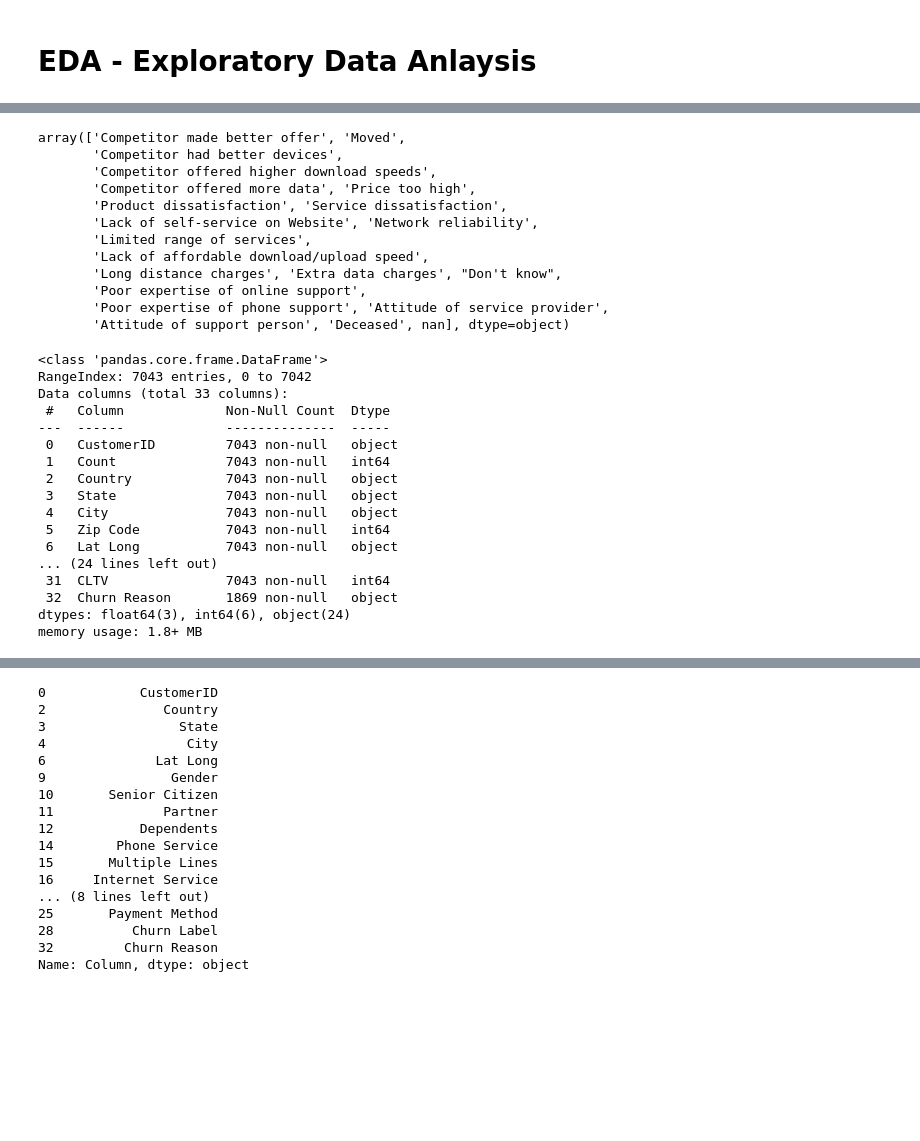
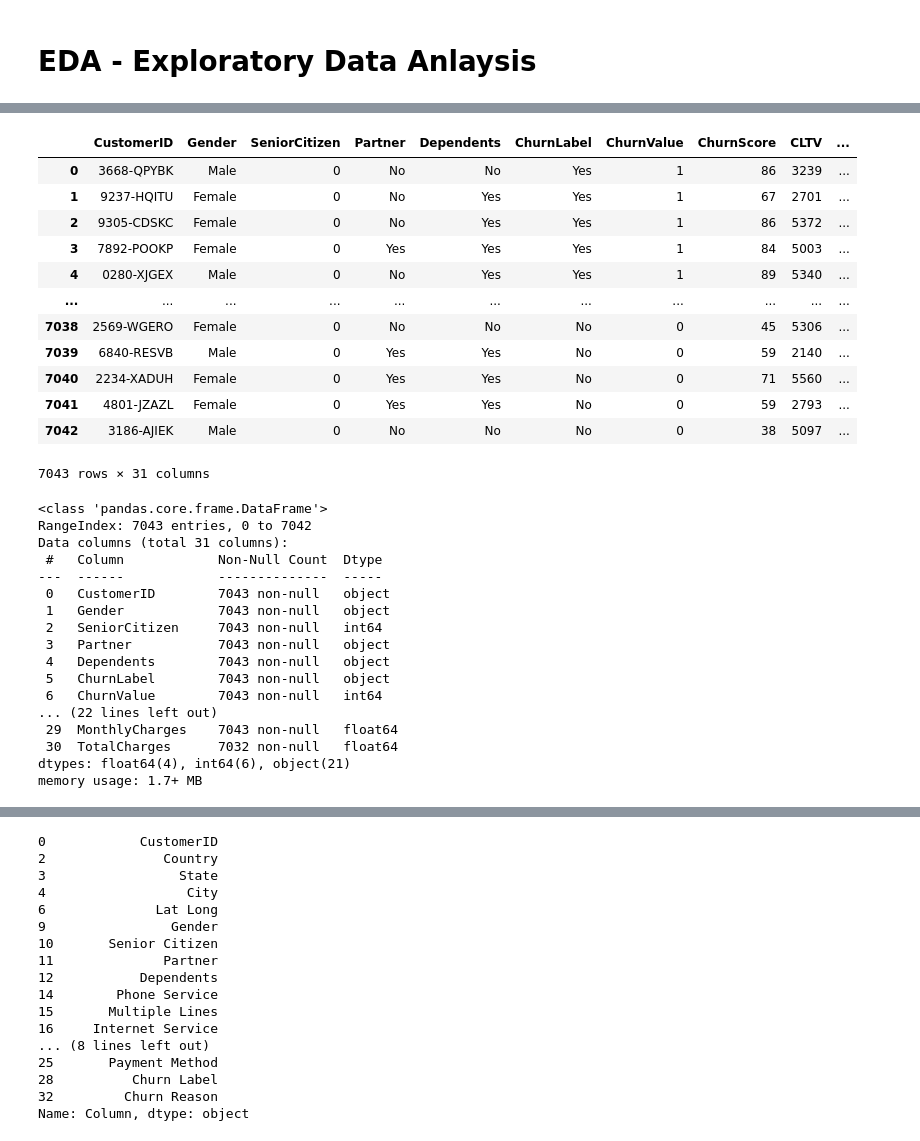
Before and after one commit to hrootscraft/my-book, a Jupyter notebook: book/eda.ipynb, the cells around one changed output, grey strips where cells are left out. Saved outputs shown, nothing was run; the diff lists cells and outputs as text; code cells hidden in the pictures; blank space fills up the shorter version.

```diff
--- a/book/eda.ipynb
+++ b/book/eda.ipynb
@@ -127,35 +37,39 @@ MLflow Tracking UI: https://7b9c-34-23-12-125.ngrok-free.app
-# %%
-df['Churn Reason'].unique()
-# %% [output]
-array(['Competitor made better offer', 'Moved',
-       'Competitor had better devices',
-       'Competitor offered higher download speeds',
-       'Competitor offered more data', 'Price too high',
-       'Product dissatisfaction', 'Service dissatisfaction',
-       'Lack of self-service on Website', 'Network reliability',
-       'Limited range of services',
-       'Lack of affordable download/upload speed',
-       'Long distance charges', 'Extra data charges', "Don't know",
-       'Poor expertise of online support',
-       'Poor expertise of phone support', 'Attitude of service provider',
-       'Attitude of support person', 'Deceased', nan], dtype=object)
+# %%
+import pandas as pd
+
+df = pd.read_csv('normalized_data.csv')
+df
+# %% [output]
+|  | CustomerID | Gender | SeniorCitizen | Partner | Dependents | ChurnLabel | ChurnValue | ChurnScore | CLTV | ... |
+| 0 | 3668-QPYBK | Male | 0 | No | No | Yes | 1 | 86 | 3239 | ... |
+| 1 | 9237-HQITU | Female | 0 | No | Yes | Yes | 1 | 67 | 2701 | ... |
+| 2 | 9305-CDSKC | Female | 0 | No | Yes | Yes | 1 | 86 | 5372 | ... |
+| 3 | 7892-POOKP | Female | 0 | Yes | Yes | Yes | 1 | 84 | 5003 | ... |
+| 4 | 0280-XJGEX | Male | 0 | No | Yes | Yes | 1 | 89 | 5340 | ... |
+| ... | ... | ... | ... | ... | ... | ... | ... | ... | ... | ... |
+| 7038 | 2569-WGERO | Female | 0 | No | No | No | 0 | 45 | 5306 | ... |
+| 7039 | 6840-RESVB | Male | 0 | Yes | Yes | No | 0 | 59 | 2140 | ... |
+| 7040 | 2234-XADUH | Female | 0 | Yes | Yes | No | 0 | 71 | 5560 | ... |
+| 7041 | 4801-JZAZL | Female | 0 | Yes | Yes | No | 0 | 59 | 2793 | ... |
+| 7042 | 3186-AJIEK | Male | 0 | No | No | No | 0 | 38 | 5097 | ... |
+7043 rows × 31 columns
 # %%
 df.info()
 # %% [output]
 <class 'pandas.core.frame.DataFrame'>
 RangeIndex: 7043 entries, 0 to 7042
-Data columns (total 33 columns):
- #   Column             Non-Null Count  Dtype
----  ------             --------------  -----
- 0   CustomerID         7043 non-null   object
- 1   Count              7043 non-null   int64
- 2   Country            7043 non-null   object
- 3   State              7043 non-null   object
- 4   City               7043 non-null   object
- 5   Zip Code           7043 non-null   int64
- 6   Lat Long           7043 non-null   object
-... (24 lines left out)
- 31  CLTV               7043 non-null   int64
- 32  Churn Reason       1869 non-null   object
-dtypes: float64(3), int64(6), object(24)
-memory usage: 1.8+ MB
+Data columns (total 31 columns):
+ #   Column            Non-Null Count  Dtype
+---  ------            --------------  -----
+ 0   CustomerID        7043 non-null   object
+ 1   Gender            7043 non-null   object
+ 2   SeniorCitizen     7043 non-null   int64
+ 3   Partner           7043 non-null   object
+ 4   Dependents        7043 non-null   object
+ 5   ChurnLabel        7043 non-null   object
+ 6   ChurnValue        7043 non-null   int64
+... (22 lines left out)
+ 29  MonthlyCharges    7043 non-null   float64
+ 30  TotalCharges      7032 non-null   float64
+dtypes: float64(4), int64(6), object(21)
+memory usage: 1.7+ MB
```
Also changed, not shown: parts of 13 cells of this notebook, 6 other files.
